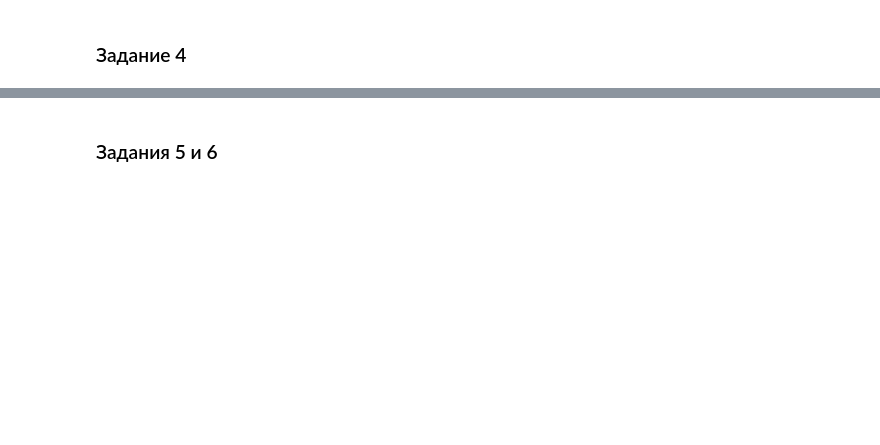
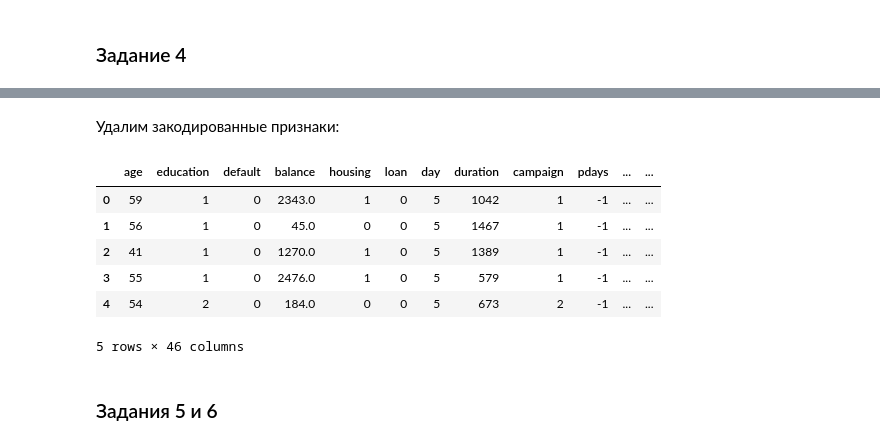
Before and after one commit to botovalex/SFDC, a Jupyter notebook: ML/Project_4_ML.ipynb, the cells around one changed output, grey strips where cells are left out. Cells and saved outputs as stored; diff of their text form; code cells hidden in the pictures; blank space fills up the shorter version.

```diff
--- a/ML/Project_4_ML.ipynb
+++ b/ML/Project_4_ML.ipynb
@@ -531,2 +638,15 @@ Text(0.5, 1.0, 'Не открыли депозит')
+# %% [markdown]
+Удалим закодированные признаки:
+# %%
+df.drop(labels=features_to_dummy_encoding, axis=1, inplace=True)
+df.head()
+# %% [output]
+|  | age | education | default | balance | housing | loan | day | duration | campaign | pdays | ... | ... |
+| 0 | 59 | 1 | 0 | 2343.0 | 1 | 0 | 5 | 1042 | 1 | -1 | ... | ... |
+| 1 | 56 | 1 | 0 | 45.0 | 0 | 0 | 5 | 1467 | 1 | -1 | ... | ... |
+| 2 | 41 | 1 | 0 | 1270.0 | 1 | 0 | 5 | 1389 | 1 | -1 | ... | ... |
+| 3 | 55 | 1 | 0 | 2476.0 | 1 | 0 | 5 | 579 | 1 | -1 | ... | ... |
+| 4 | 54 | 2 | 0 | 184.0 | 0 | 0 | 5 | 673 | 2 | -1 | ... | ... |
+5 rows × 46 columns
 # %% [markdown]
 ### Задания 5 и 6
```
Also changed, not shown: parts of 33 cells of this notebook, 1 other file.
